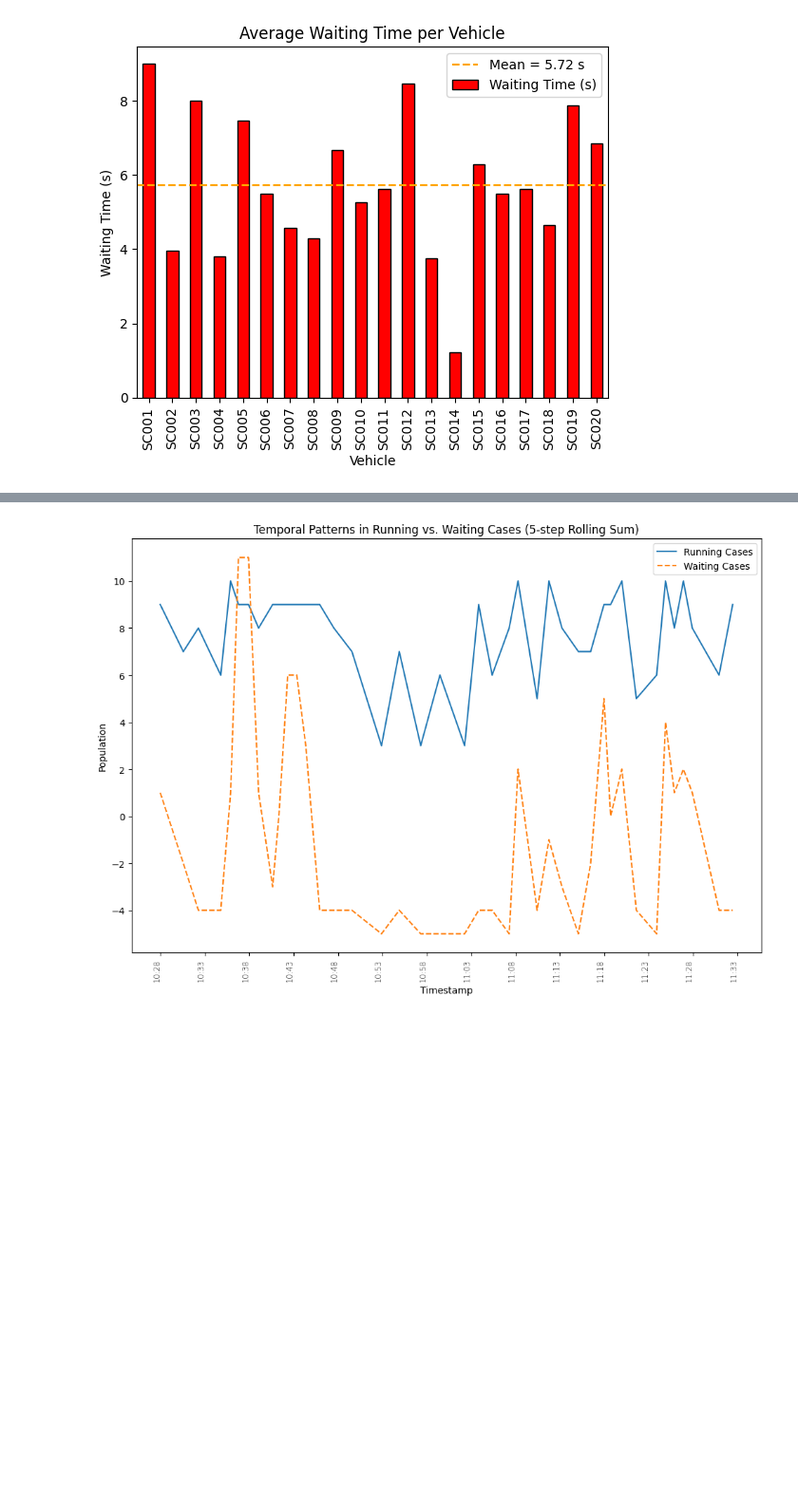
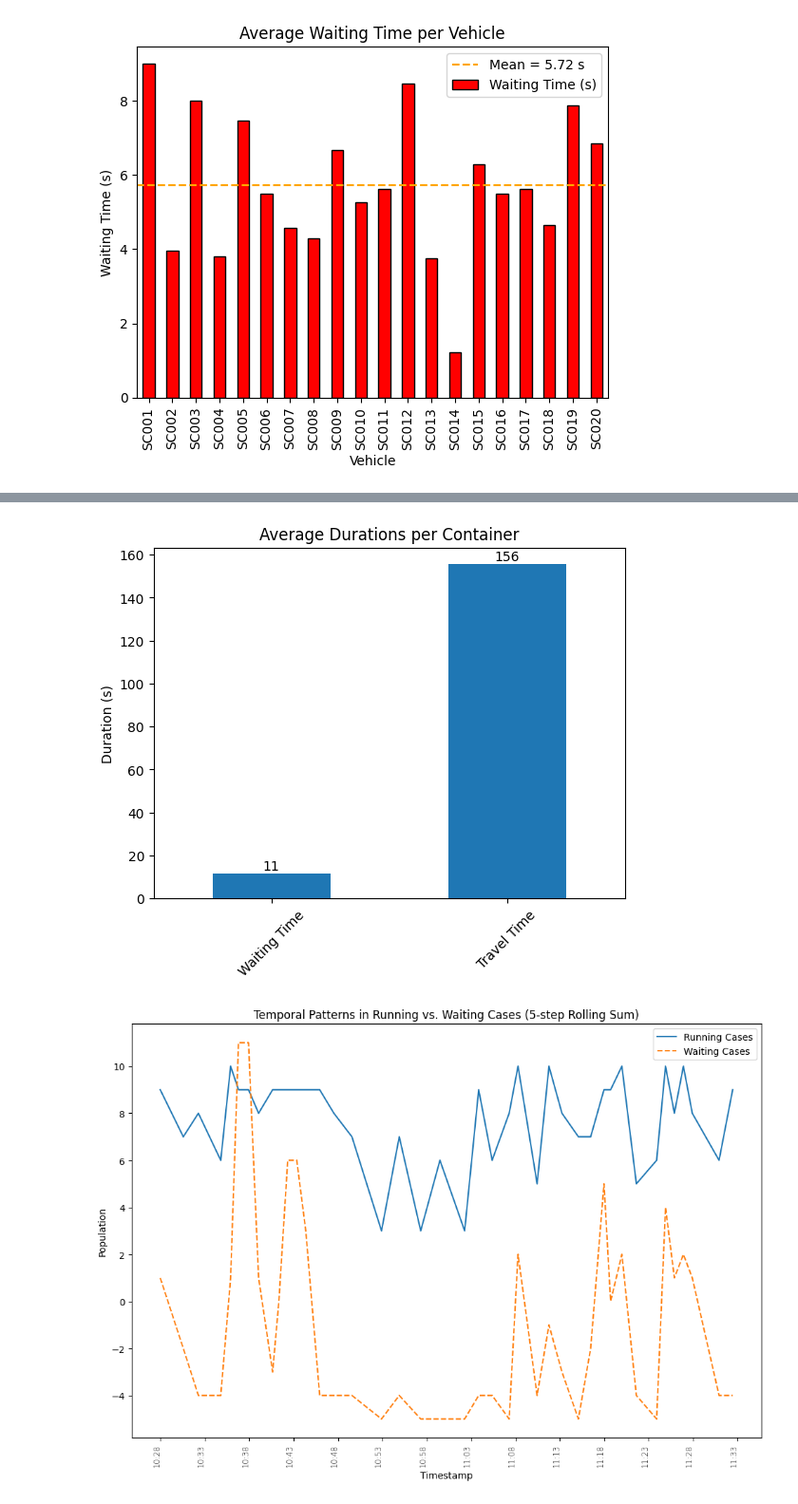
Before and after one commit to alpharmike/vehicle-simulation-analysis, a Jupyter notebook: notebooks/optimization.ipynb, the cells around one changed output, grey strips where cells are left out. Shown: that part at 95% size. Saved outputs shown, nothing was run; the diff lists cells and outputs as text; code cells hidden in the pictures; blank space fills up the shorter version.

```diff
--- a/notebooks/optimization.ipynb
+++ b/notebooks/optimization.ipynb
@@ -314,3 +336,17 @@ plt.show()
+# %%
+durations_per_container = complete_df.groupby("case_id")[["waiting_time", "driving_time"]].sum()
+
+mean_durations = durations_per_container.mean()
+ax = mean_durations.plot(kind="bar", rot=45)
+
+for i, value in enumerate(mean_durations):
+    plt.text(i, value + 0.5, f'{value:.0f}', ha='center', va='bottom', fontsize=10, color='black')
+
+ax.set_title("Average Durations per Container")
+ax.set_ylabel("Duration (s)")
+ax.set_xticklabels(["Waiting Time", "Travel Time"]);
+# %% [output]
+[figure, added]
 # %%
 from vsim.analysis import analyze_location_occupancy
 
```
Also changed, not shown: parts of 5 cells of this notebook, 1 other file.
